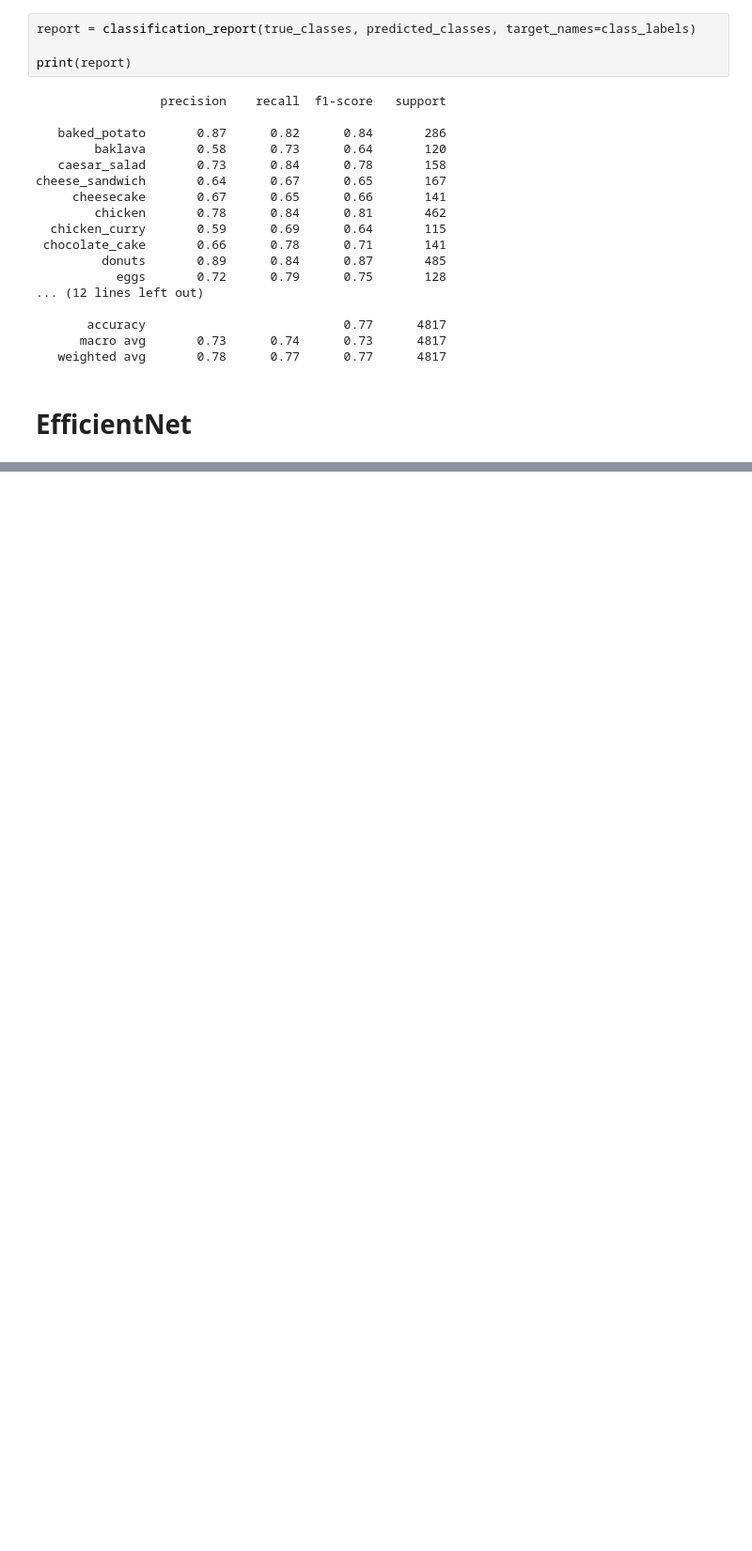
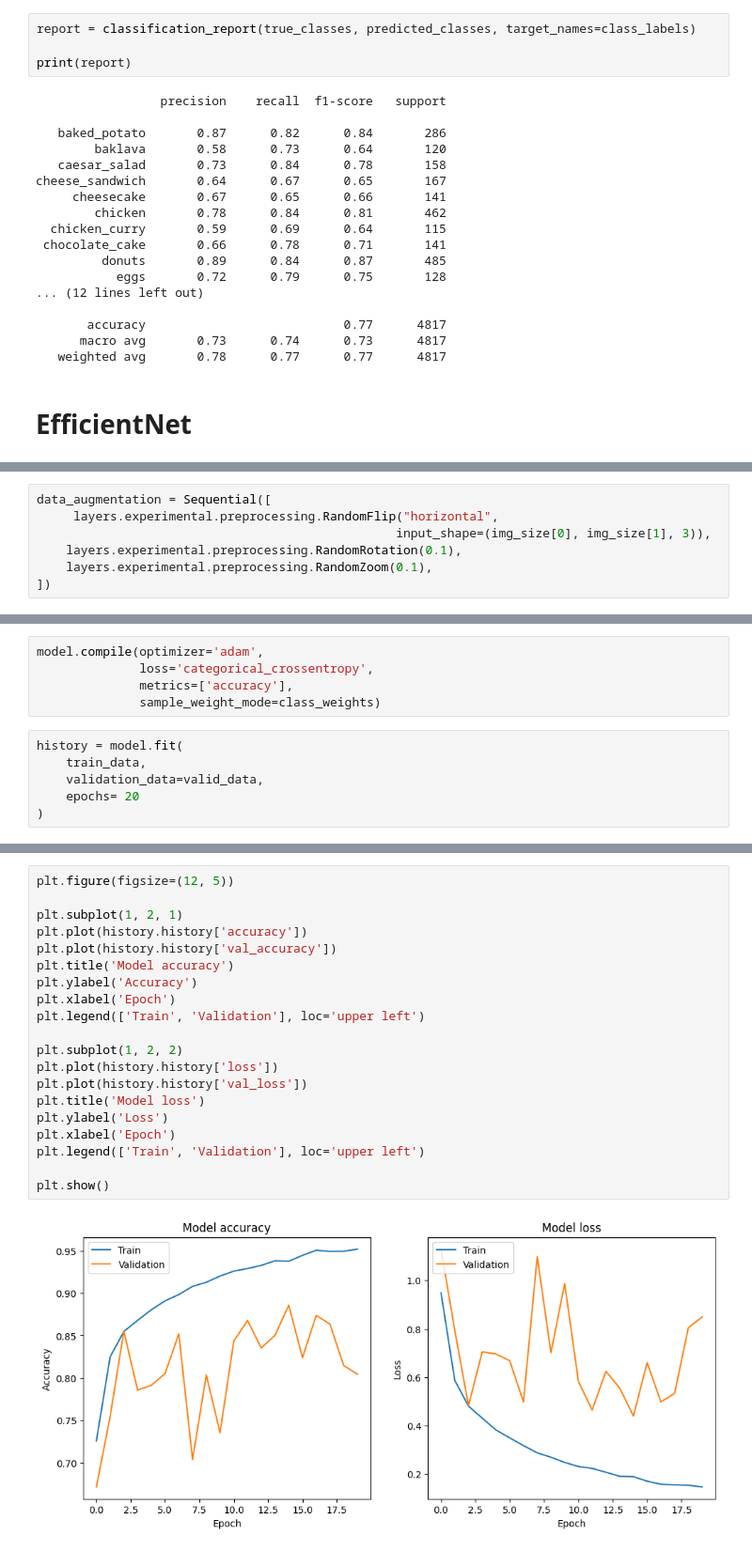
Before and after one commit to melodiw82/FoodClassification_DL, a Jupyter notebook: FoodClassification.ipynb, the cells around one changed output, grey strips where cells are left out. Shown at 94% size. Drawn from its saved outputs; the diff is of its cells as text; blank space fills up the shorter version.

Commit message:
Preview of EfficientNet, models most probably overfit

```diff
--- a/FoodClassification.ipynb
+++ b/FoodClassification.ipynb
@@ -562,0 +604,7 @@ cheese_sandwich       0.64      0.67      0.65       167
+# %%
+data_augmentation = Sequential([
+     layers.experimental.preprocessing.RandomFlip("horizontal",
+                                                 input_shape=(img_size[0], img_size[1], 3)),
+    layers.experimental.preprocessing.RandomRotation(0.1),
+    layers.experimental.preprocessing.RandomZoom(0.1),
+])
@@ -562,0 +646,11 @@ cheese_sandwich       0.64      0.67      0.65       167
+# %%
+model.compile(optimizer='adam',
+              loss='categorical_crossentropy',
+              metrics=['accuracy'],
+              sample_weight_mode=class_weights)
+# %%
+history = model.fit(
+    train_data,
+    validation_data=valid_data,
+    epochs= 20
+)
@@ -562,0 +679,22 @@ cheese_sandwich       0.64      0.67      0.65       167
+# %%
+plt.figure(figsize=(12, 5))
+
+plt.subplot(1, 2, 1)
+plt.plot(history.history['accuracy'])
+plt.plot(history.history['val_accuracy'])
+plt.title('Model accuracy')
+plt.ylabel('Accuracy')
+plt.xlabel('Epoch')
+plt.legend(['Train', 'Validation'], loc='upper left')
+
+plt.subplot(1, 2, 2)
+plt.plot(history.history['loss'])
+plt.plot(history.history['val_loss'])
+plt.title('Model loss')
+plt.ylabel('Loss')
+plt.xlabel('Epoch')
+plt.legend(['Train', 'Validation'], loc='upper left')
+
+plt.show()
+# %% [output]
+[figure, added]
```
Also changed, not shown: parts of 12 cells of this notebook.
